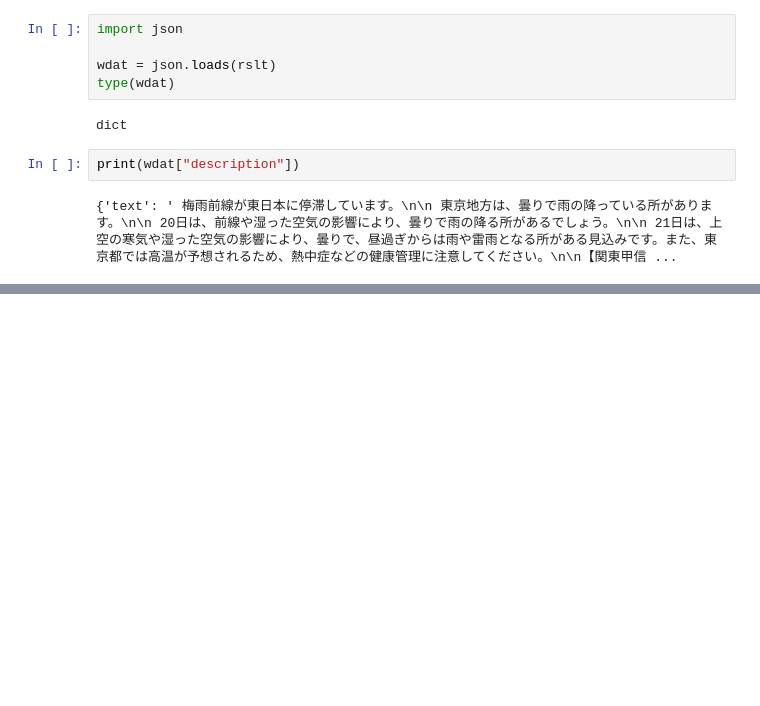
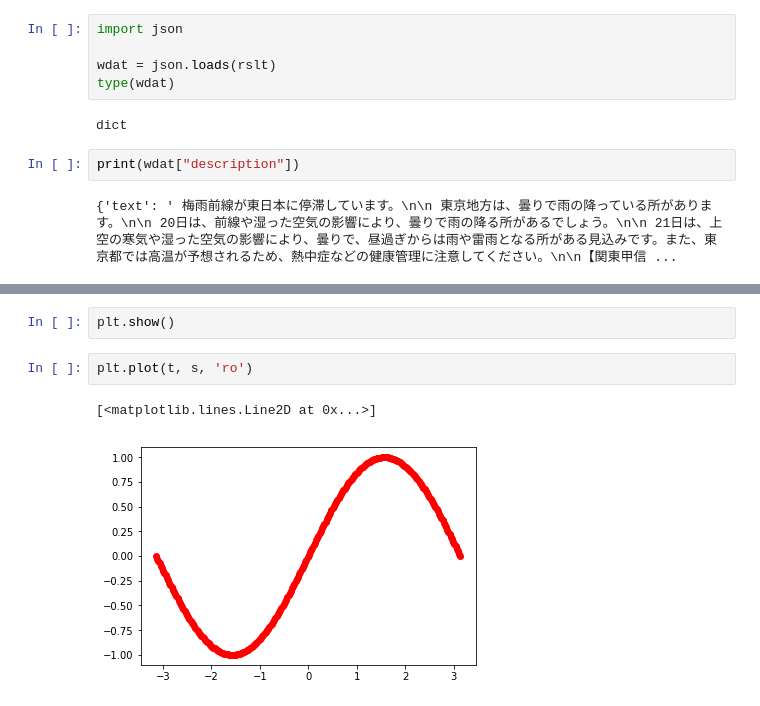
Before and after one commit to dais1111/FirstGitProject, a Jupyter notebook: lecture_5.ipynb, the cells around one changed output, grey strips where cells are left out. Drawn from its saved outputs; the diff is of its cells as text; blank space fills up the shorter version.

```diff
--- a/lecture_5.ipynb
+++ b/lecture_5.ipynb
@@ -189,0 +363,7 @@ print(wdat["description"])
+# %%
+plt.show()
+# %%
+plt.plot(t, s, 'ro')
+# %% [output]
+[<matplotlib.lines.Line2D at 0x...>]
+[figure, added]
```
Also changed, not shown: parts of 42 cells of this notebook, 3 other files.
